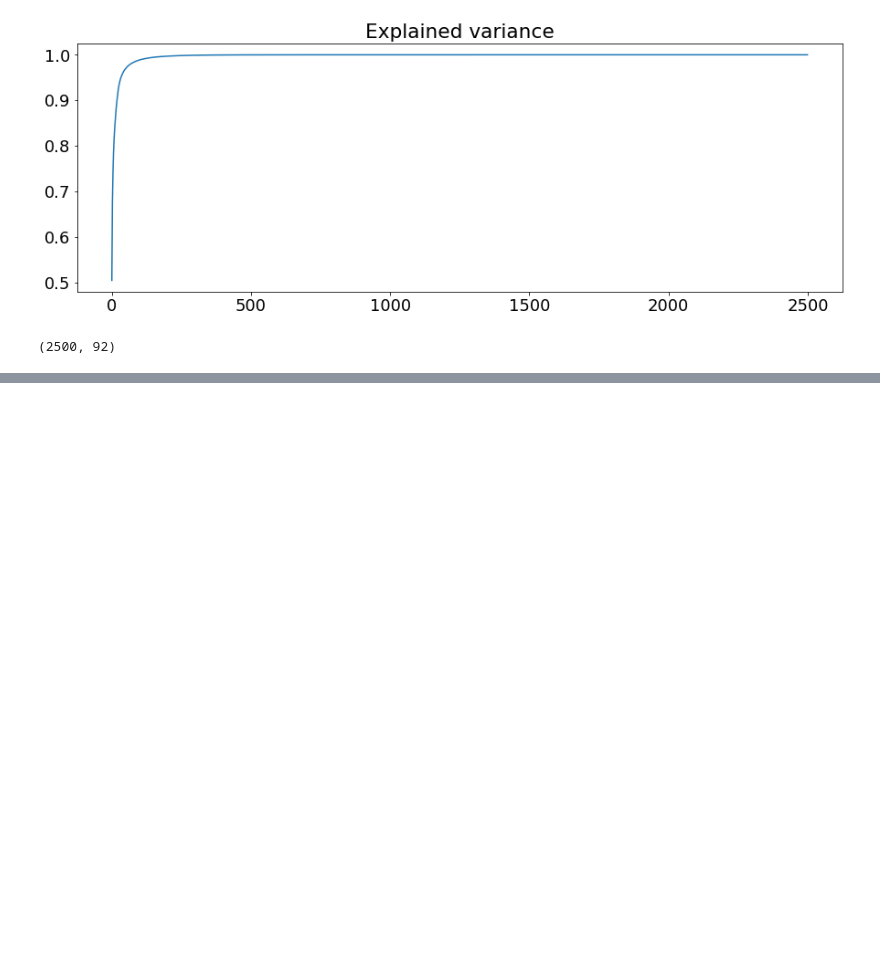
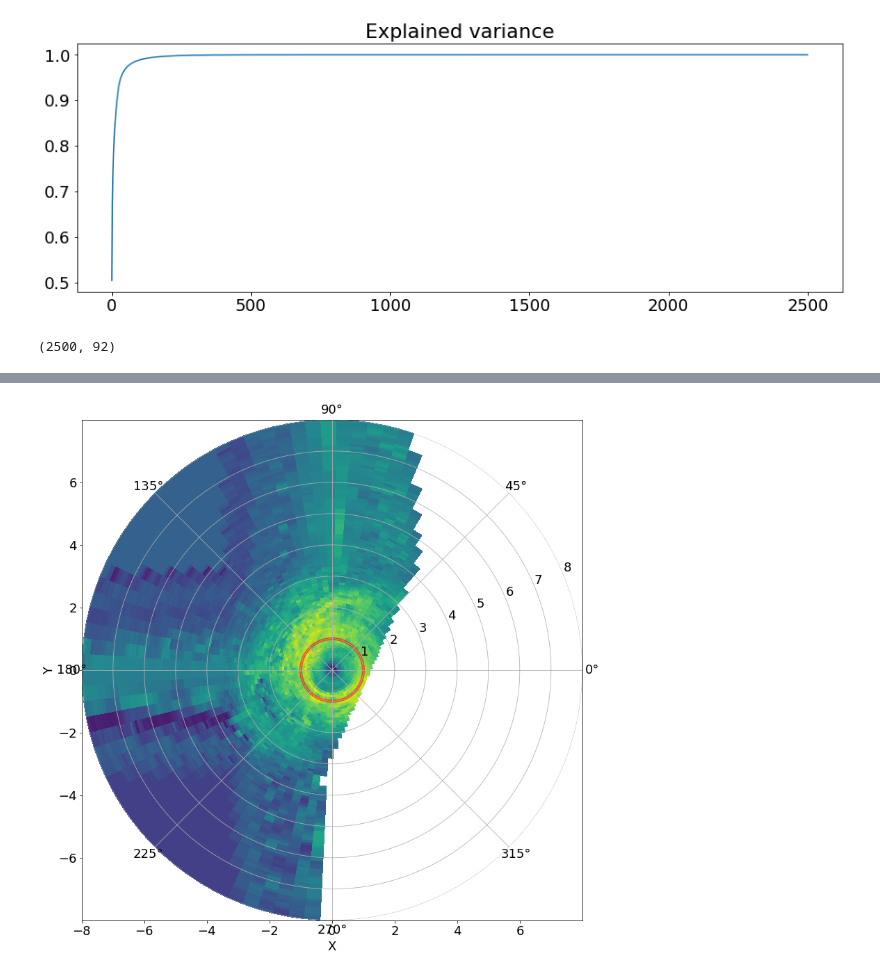
Before and after one commit to E-leg/Project_Tropical_Cyclones, a Jupyter notebook: tc_sar_stats.ipynb, the cells around one changed output, grey strips where cells are left out. Cells and saved outputs as stored; diff of their text form; code cells hidden in the pictures; blank space fills up the shorter version.

```diff
--- a/tc_sar_stats.ipynb
+++ b/tc_sar_stats.ipynb
@@ -256,0 +525,48 @@ P.shape
+# %%
+time_i = 134
+xy_res = 1000
+Rmax = 250000
+
+r_ratio_max = 8
+p_r, p_th = 100, 100
+grid_R, grid_Th = np.mgrid[0:r_ratio_max:complex(0,p_r), -np.pi:np.pi:complex(0,p_th)]
+
+X_target = grid_R * np.cos(grid_Th)
+Y_target = grid_R * np.sin(grid_Th)
+
+X_source, Y_source = np.meshgrid(ds_all.x.sel(x=slice(-Rmax-xy_res, Rmax+xy_res)).values, ds_all.y.sel(y=slice(-Rmax-xy_res, Rmax+xy_res)).values)
+
+rmax_i = compute_rmax(time_i)[0]
+
+points = np.c_[X_source.flatten(), Y_source.flatten()] / rmax_i
+wind_values_xy = ds_all.isel(time=time_i).wind_speed.sel(x=slice(-Rmax-xy_res, Rmax+xy_res), y=slice(-Rmax-xy_res, Rmax+xy_res)).values.flatten()
+
+GG = griddata(points, wind_values_xy, (X_target, Y_target), method='nearest')
+# %%
+# initializing the figure
+fig = plt.figure(figsize=(10,10))
+# setting the axis limits in [left, bottom, width, height]
+rect = [-1, -1, 1, 1]
+
+# the carthesian axis:
+ax_carthesian  = fig.add_axes(rect)
+# the polar axis:
+ax_polar = fig.add_axes(rect, polar=True, frameon=False)
+
+# plotting the line on the carthesian axis
+ax_carthesian.pcolormesh(X_target, Y_target, GG, alpha=1)
+ax_carthesian.set_xlabel('X')
+ax_carthesian.set_ylabel('Y')
+
+# the polar plot
+ax_polar.pcolormesh(grid_Th, grid_R, GG, cmap='cividis', alpha=0)
+# ax_polar.set_rmax(2.0)
+ax_polar.grid(True)
+
+ax = fig.add_axes(rect)
+circle_rmax = plt.Circle((0,0), 1,transform=ax.transData._b, color='r', alpha=0.6, fill=False, lw=4, zorder=2)
+ax.add_artist(circle_rmax)
+
+plt.show()
+# %% [output]
+[figure, added]
```
Also changed, not shown: parts of 34 cells of this notebook.
